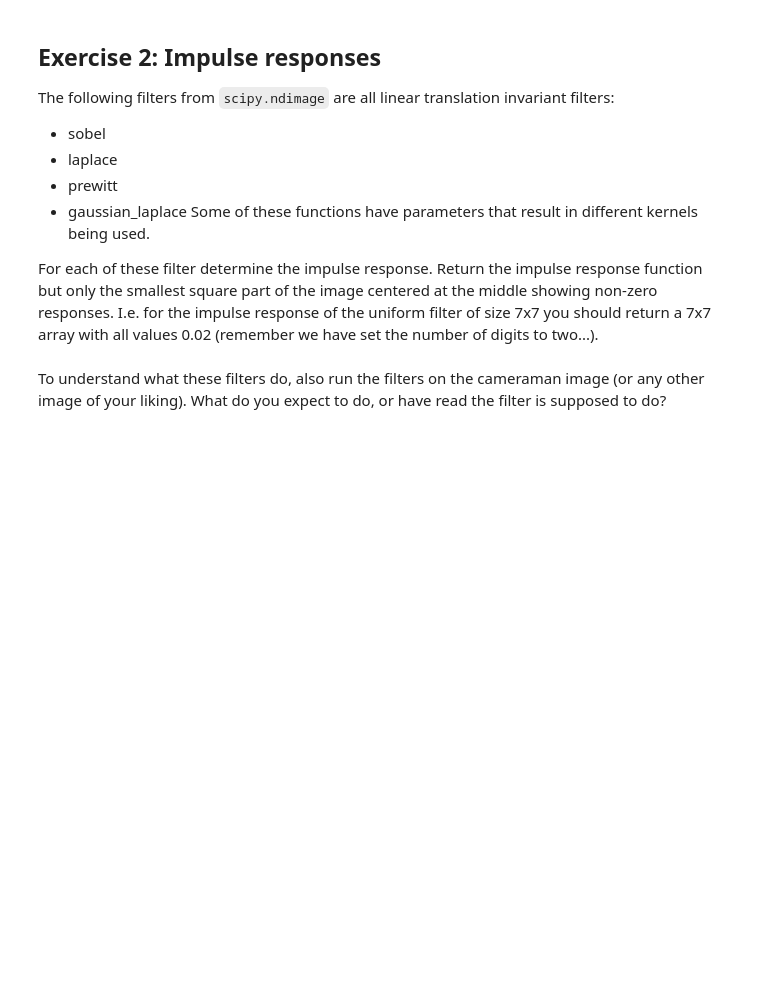
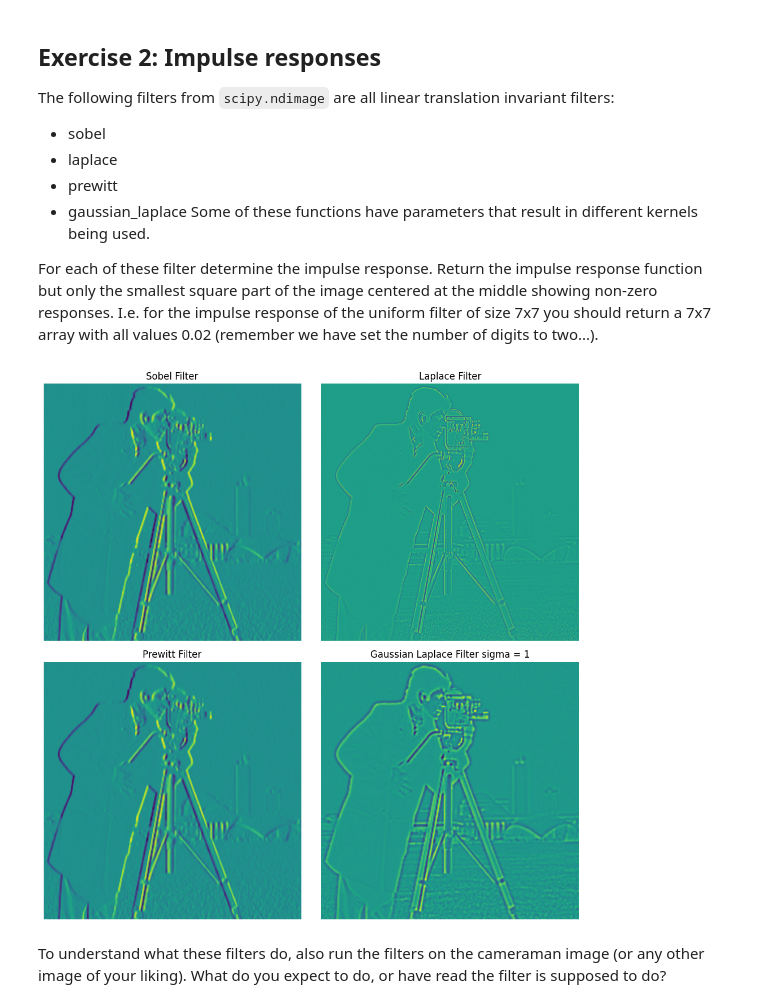
Before and after one commit to ZiaadNegm/ComputerVision, a Jupyter notebook: 1/Week 3/3_convolutions_and_local_structure.ipynb, the cells around one changed output. Saved outputs shown, nothing was run; the diff lists cells and outputs as text; code cells hidden in the pictures; blank space fills up the shorter version.

```diff
--- a/1/Week 3/3_convolutions_and_local_structure.ipynb
+++ b/1/Week 3/3_convolutions_and_local_structure.ipynb
@@ -82,21 +114,60 @@ For each of these filter determine the impulse response. Return the impulse resp
 # %%
 from scipy.ndimage import sobel, laplace, prewitt, gaussian_laplace
 
+
 def sobel_filter():
-    # YOUR CODE HERE (Replace this and the following line with your code)
-    raise NotImplementedError()
+    impulse = np.zeros((21, 21))
+    impulse[10, 10] = 1
+    sobel_y = sobel(impulse, axis=1)
+    return sobel_y[9:12, 9:12]
+
 
 def laplace_filter():
-    # YOUR CODE HERE (Replace this and the following line with your code)
-    raise NotImplementedError()
+    impulse = np.zeros((21, 21))
+    impulse[10, 10] = 1
+    laplace_response = laplace(impulse)
+    return laplace_response[9:12, 9:12]
+
 
 def prewitt_filter():
-    # YOUR CODE HERE (Replace this and the following line with your code)
-    raise NotImplementedError()
+    impulse = np.zeros((21, 21))
+    impulse[10, 10] = 1
+    prewitt_y = prewitt(impulse, axis=1)
+    return prewitt_y[9:12, 9:12]
+
 
 def gaussian_laplace_filter():
-    # YOUR CODE HERE (Replace this and the following line with your code)
-    raise NotImplementedError()
+    impulse = np.zeros((21, 21))
+    impulse[10, 10] = 1
+    gl_response = gaussian_laplace(impulse, sigma=1)
+    non_zero = np.where(np.abs(gl_response) > 1e-10)
+    min_row, max_row = np.min(non_zero[0]), np.max(non_zero[0])
+    min_col, max_col = np.min(non_zero[1]), np.max(non_zero[1])
+    return gl_response[min_row : max_row + 1, min_col : max_col + 1]
+
+
+fig, axs = plt.subplots(2, 2, figsize=(10, 10))
+
+axs[0, 0].imshow(sobel(Fcam))
+axs[0, 0].set_title('Sobel Filter')
+axs[0, 0].axis('off')
+
+axs[0, 1].imshow(laplace(Fcam))
+axs[0, 1].set_title('Laplace Filter')
+axs[0, 1].axis('off')
+
+axs[1, 0].imshow(prewitt(Fcam))
+axs[1, 0].set_title('Prewitt Filter')
+axs[1, 0].axis('off')
+
+axs[1, 1].imshow(gaussian_laplace(Fcam, sigma=1))
+axs[1, 1].set_title('Gaussian Laplace Filter sigma = 1')
+axs[1, 1].axis('off')
+
+plt.tight_layout()
+plt.show()
+# %% [output]
+[figure, added]
 # %% [markdown]
 To understand what these filters do, also run the filters on the cameraman image (or any other image of your liking). What do you expect to do, or have read the filter is supposed to do?
 # %% [markdown]
```
Also changed, not shown: parts of 2 cells of this notebook, 1 other file.
